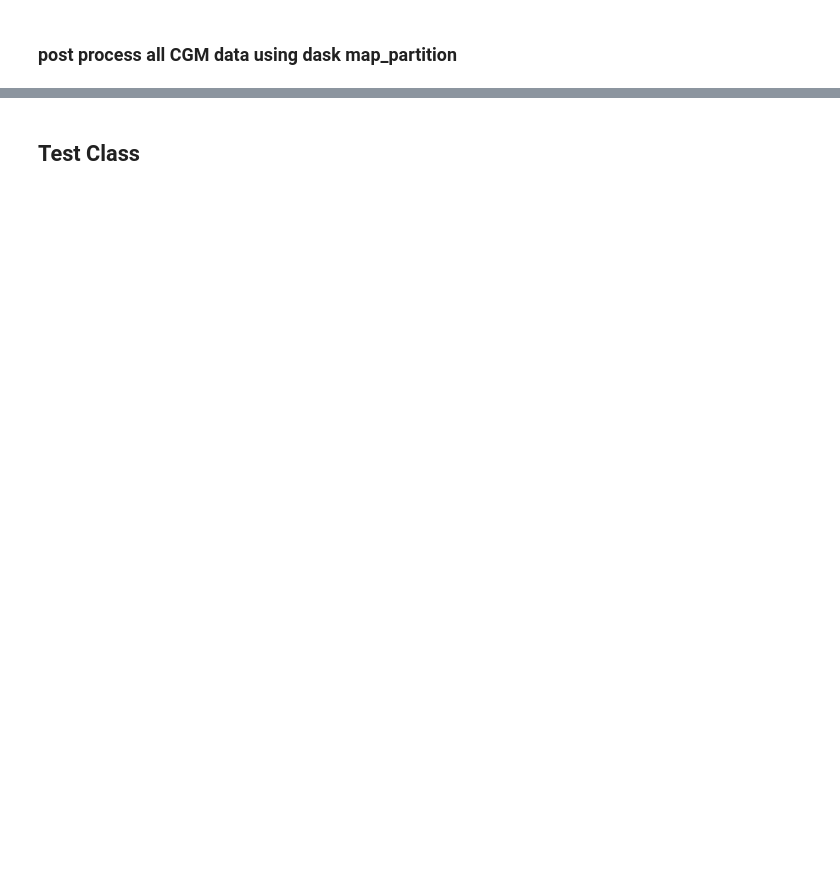
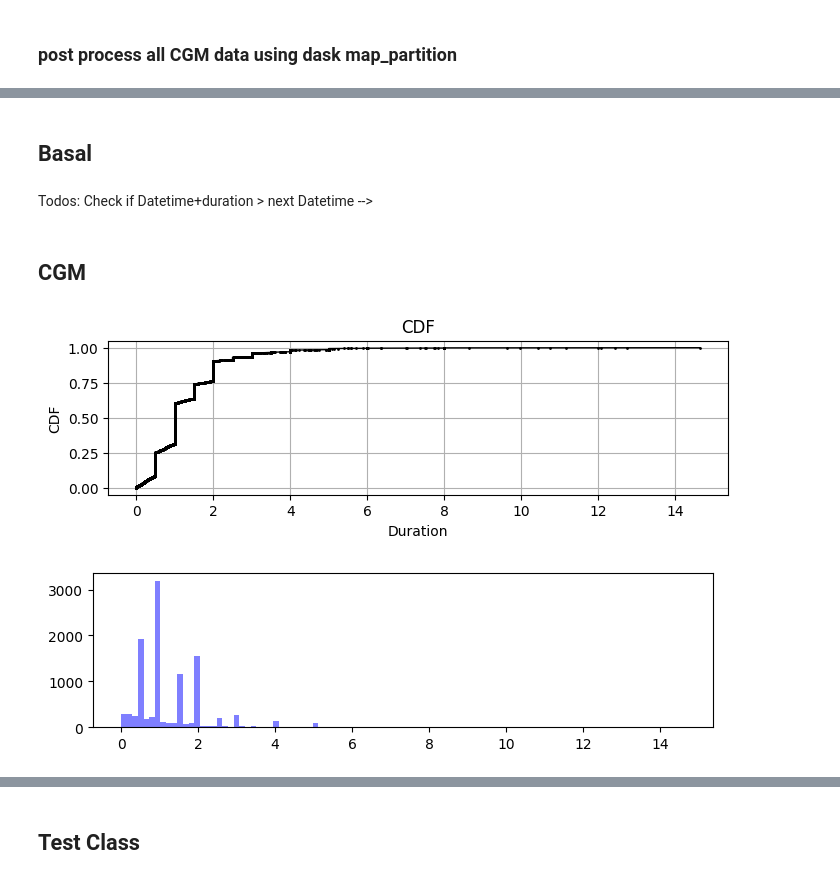
Before and after one commit to nudgebg/egvinsulin, a Jupyter notebook: notebooks/understand-loop-dataset.ipynb, the cells around one changed output, grey strips where cells are left out. Cells and saved outputs as stored; diff of their text form; code cells hidden in the pictures; blank space fills up the shorter version.

```diff
--- a/notebooks/understand-loop-dataset.ipynb
+++ b/notebooks/understand-loop-dataset.ipynb
@@ -552,0 +729,4 @@ loop_cgm_transformed.to_csv(os.path.join(loop_parquet_out_path, 'cgm_transformed
+# %%
+#read bolus and data frame
+df_bolus = pd.read_csv(os.path.join(loop_path, 'Data Tables', 'LOOPDeviceBolus.txt'), sep='|',
+                        parse_dates=['UTCDtTm'], date_format='%Y-%m-%d %H:%M:%S');
@@ -552,0 +855,2 @@ loop_cgm_transformed.to_csv(os.path.join(loop_parquet_out_path, 'cgm_transformed
+# %% [markdown]
+## Basal
@@ -552,0 +879,14 @@ loop_cgm_transformed.to_csv(os.path.join(loop_parquet_out_path, 'cgm_transformed
+# %% [markdown]
+Todos:
+Check if Datetime+duration > next Datetime -->
+# %% [markdown]
+## CGM
+# %%
+durations = df_bolus.Duration.dropna().values/(1000*3600)
+plt.figure(figsize=(8, 2)); ax = plt.gca()
+cdf.plot_cdf(durations, xlabel='Duration',ax=ax)
+plt.figure(figsize=(8, 2)); ax = plt.gca()
+ax.hist(durations, bins=100, alpha=0.5, color='blue');
+# %% [output]
+[figure, added]
+[figure, added]
```
Also changed, not shown: parts of 55 cells of this notebook, 3 other files.
